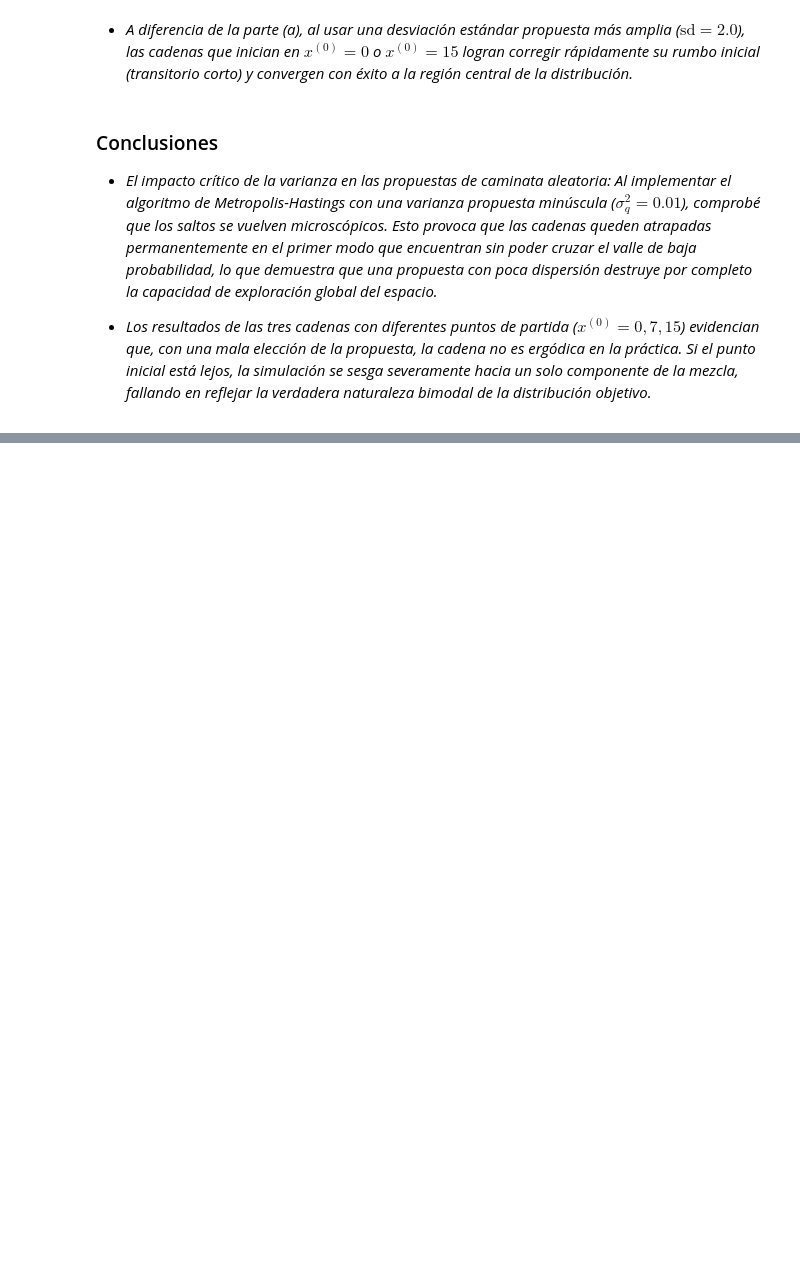
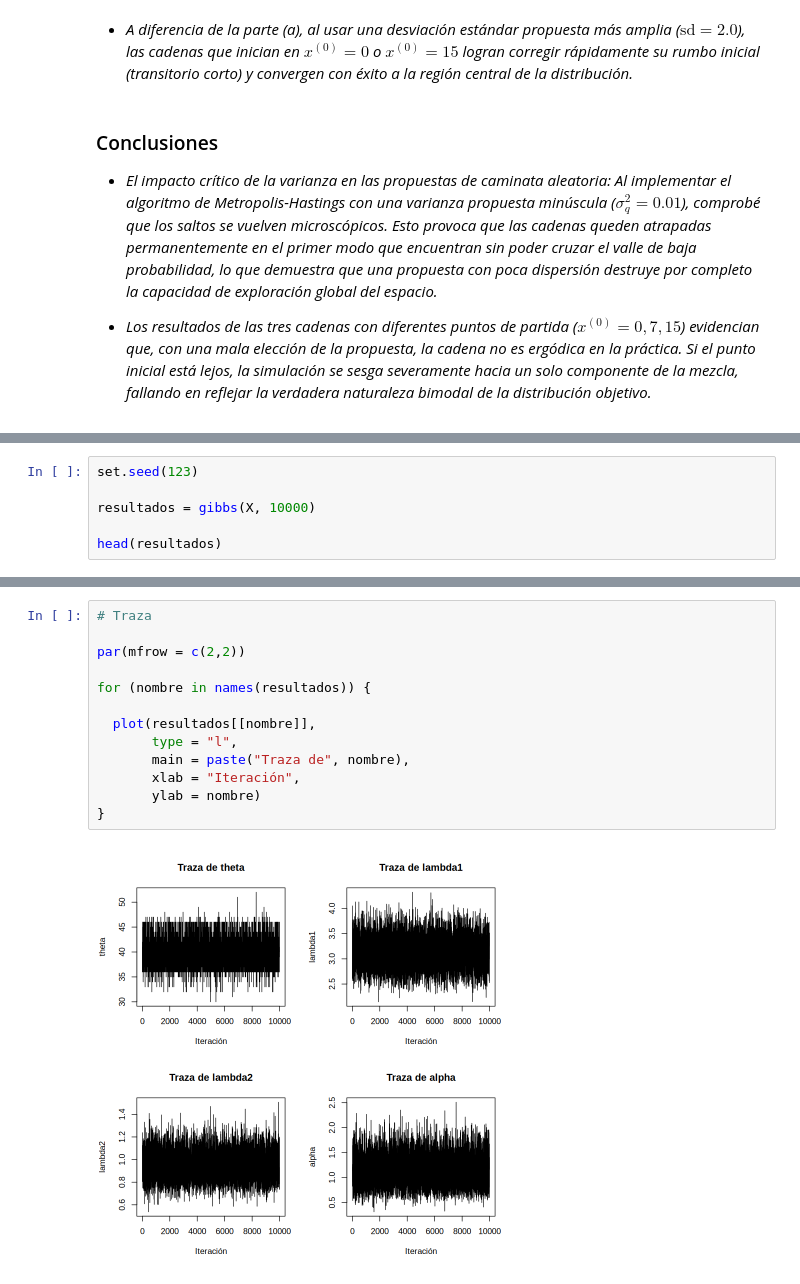
Before and after one commit to Nicolas-Bernal/Simulacion-Estadistica, a Jupyter notebook: MARKOV CHAIN MONTE CARLO/Metropolis Hasting/METROPOLIS–HASTINGS_ALGORITHM.ipynb, the cells around one changed output, grey strips where cells are left out. Drawn from its saved outputs; the diff is of its cells as text; blank space fills up the shorter version.

```diff
--- a/MARKOV CHAIN MONTE CARLO/Metropolis Hasting/METROPOLIS–HASTINGS_ALGORITHM.ipynb
+++ b/MARKOV CHAIN MONTE CARLO/Metropolis Hasting/METROPOLIS–HASTINGS_ALGORITHM.ipynb
@@ -583,0 +776,6 @@ Al implementar el algoritmo de Metropolis-Hastings con una varianza propuesta mi
+# %%
+set.seed(123)
+
+resultados = gibbs(X, 10000)
+
+head(resultados)
@@ -583,0 +792,15 @@ Al implementar el algoritmo de Metropolis-Hastings con una varianza propuesta mi
+# %%
+# Traza
+
+par(mfrow = c(2,2))
+
+for (nombre in names(resultados)) {
+
+  plot(resultados[[nombre]],
+       type = "l",
+       main = paste("Traza de", nombre),
+       xlab = "Iteración",
+       ylab = nombre)
+}
+# %% [output]
+[figure, added]
```
Also changed, not shown: parts of 18 cells of this notebook.
